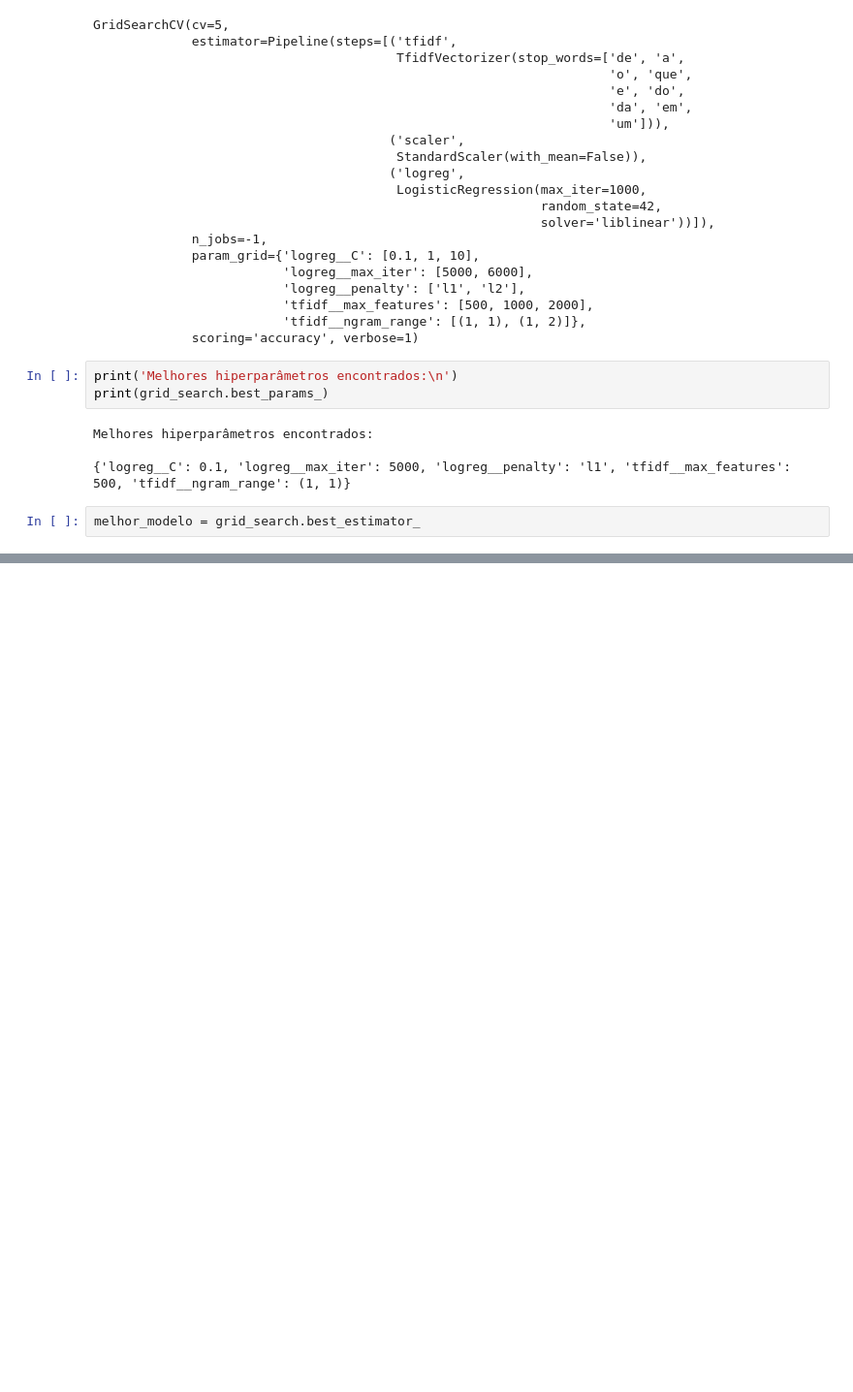
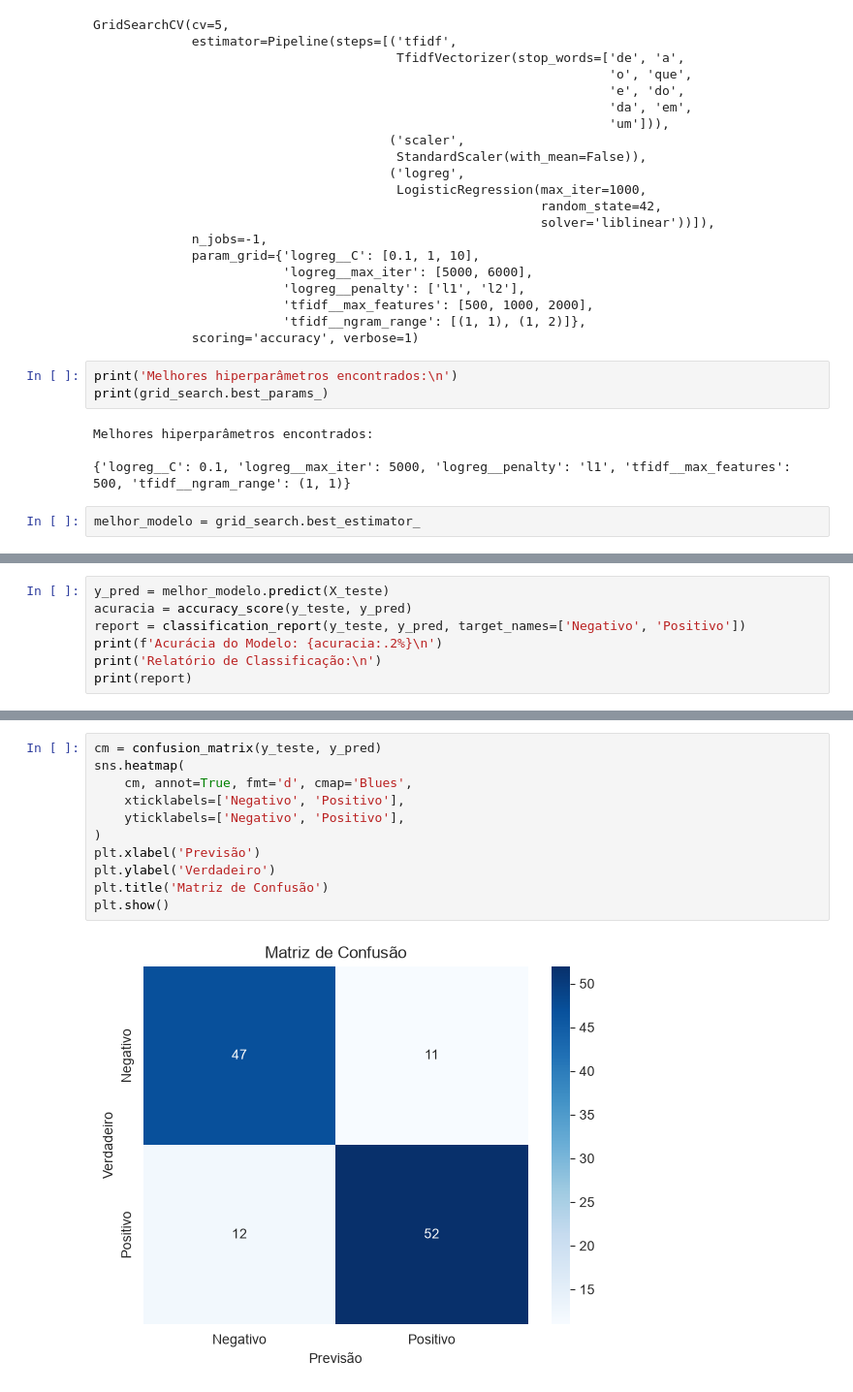
Before and after one commit to gabrielaalves-selbetti/analise_sentimentos_dsa, a Jupyter notebook: app.ipynb, the cells around one changed output, grey strips where cells are left out. Shown at 97% size. Saved outputs shown, nothing was run; the diff lists cells and outputs as text; blank space fills up the shorter version.

Commit message:
feat: add evaluation section for model performance and metrics interpretation

```diff
--- a/app.ipynb
+++ b/app.ipynb
@@ -214,0 +217,7 @@ melhor_modelo = grid_search.best_estimator_
+# %%
+y_pred = melhor_modelo.predict(X_teste)
+acuracia = accuracy_score(y_teste, y_pred)
+report = classification_report(y_teste, y_pred, target_names=['Negativo', 'Positivo'])
+print(f'Acurácia do Modelo: {acuracia:.2%}\n')
+print('Relatório de Classificação:\n')
+print(report)
@@ -214,0 +237,13 @@ melhor_modelo = grid_search.best_estimator_
+# %%
+cm = confusion_matrix(y_teste, y_pred)
+sns.heatmap(
+    cm, annot=True, fmt='d', cmap='Blues',
+    xticklabels=['Negativo', 'Positivo'],
+    yticklabels=['Negativo', 'Positivo'],
+)
+plt.xlabel('Previsão')
+plt.ylabel('Verdadeiro')
+plt.title('Matriz de Confusão')
+plt.show()
+# %% [output]
+[figure, added]
```
Also changed, not shown: parts of 2 cells of this notebook.
